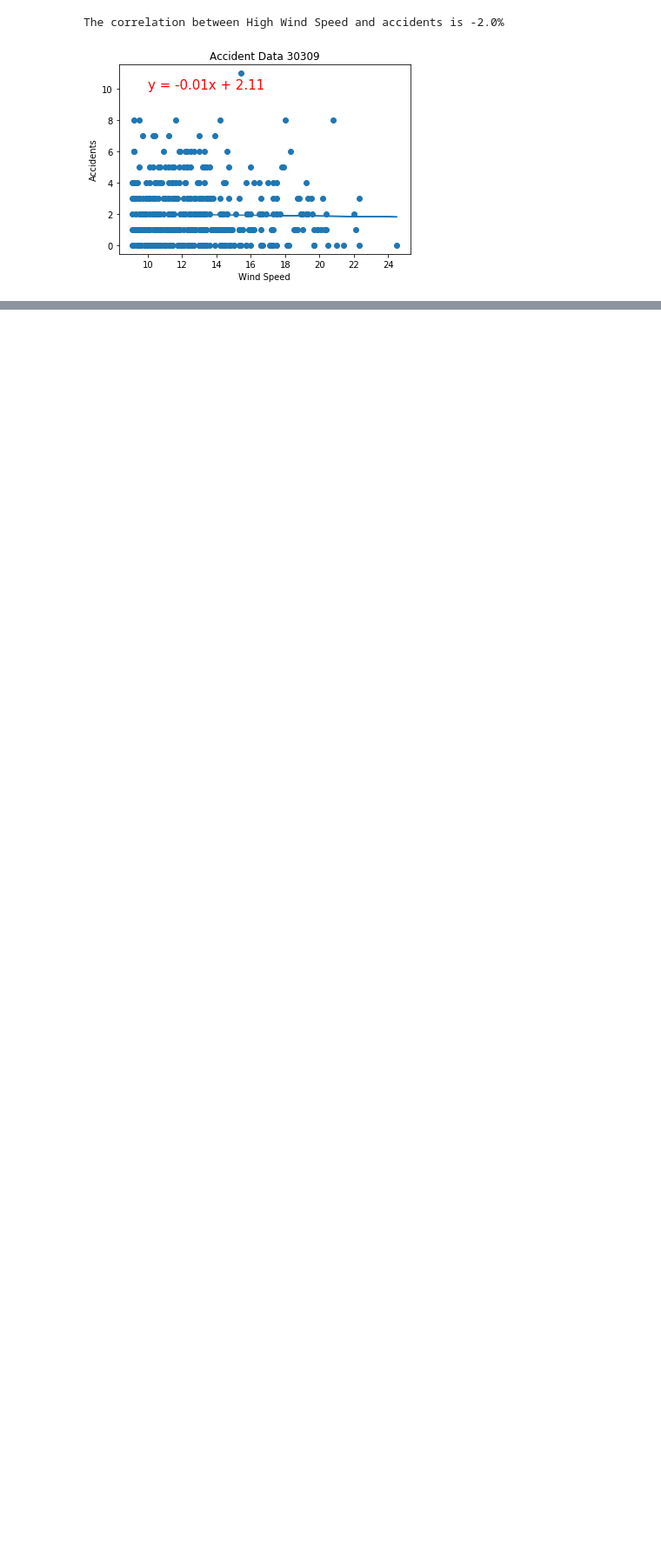
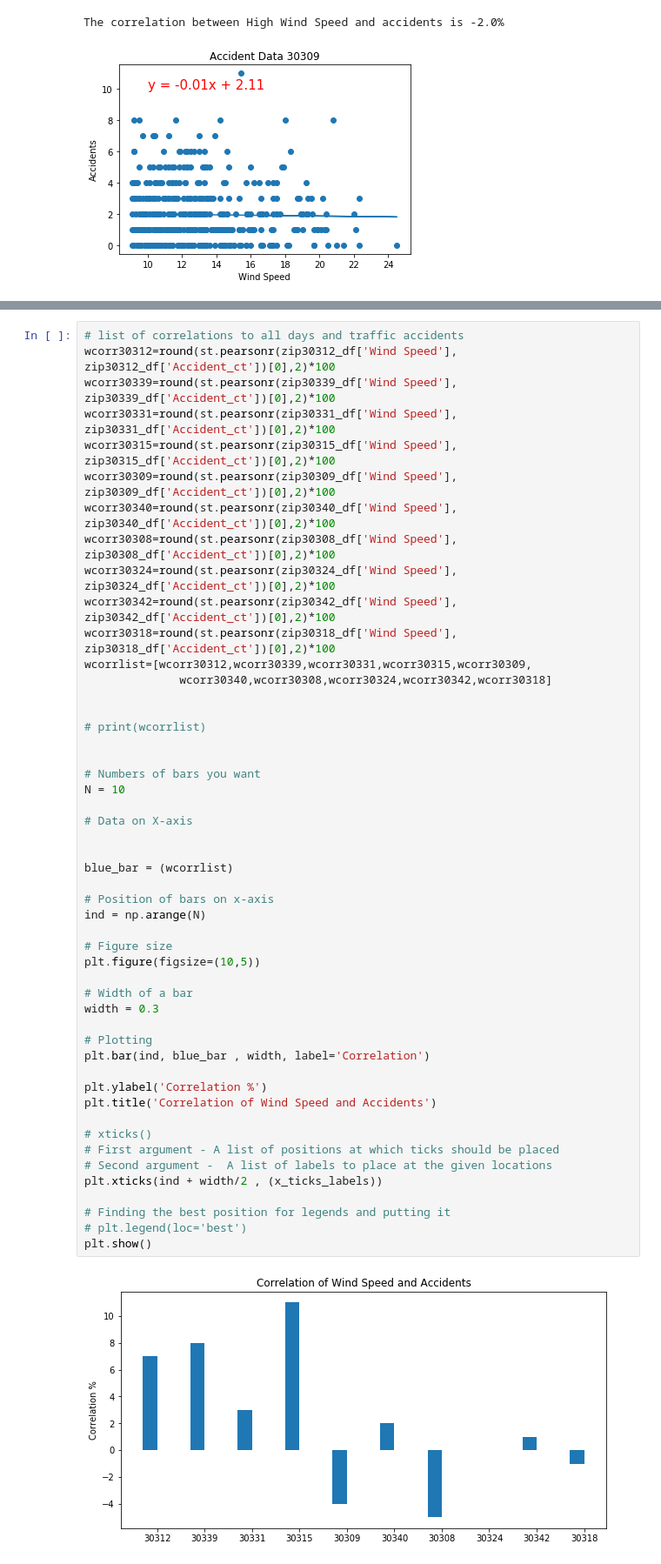
Before and after one commit to alexcaughman/iteration_station, a Jupyter notebook: slw_bar_charts-FINAL.ipynb, the cells around one changed output, grey strips where cells are left out. Shown at 87% size. Saved outputs shown, nothing was run; the diff lists cells and outputs as text; blank space fills up the shorter version.

```diff
--- a/slw_bar_charts-FINAL.ipynb
+++ b/slw_bar_charts-FINAL.ipynb
@@ -623,0 +632,52 @@ The correlation between High Wind Speed and accidents is -2.0%
+# %%
+# list of correlations to all days and traffic accidents
+wcorr30312=round(st.pearsonr(zip30312_df['Wind Speed'], zip30312_df['Accident_ct'])[0],2)*100
+wcorr30339=round(st.pearsonr(zip30339_df['Wind Speed'], zip30339_df['Accident_ct'])[0],2)*100
+wcorr30331=round(st.pearsonr(zip30331_df['Wind Speed'], zip30331_df['Accident_ct'])[0],2)*100
+wcorr30315=round(st.pearsonr(zip30315_df['Wind Speed'], zip30315_df['Accident_ct'])[0],2)*100
+wcorr30309=round(st.pearsonr(zip30309_df['Wind Speed'], zip30309_df['Accident_ct'])[0],2)*100
+wcorr30340=round(st.pearsonr(zip30340_df['Wind Speed'], zip30340_df['Accident_ct'])[0],2)*100
+wcorr30308=round(st.pearsonr(zip30308_df['Wind Speed'], zip30308_df['Accident_ct'])[0],2)*100
+wcorr30324=round(st.pearsonr(zip30324_df['Wind Speed'], zip30324_df['Accident_ct'])[0],2)*100
+wcorr30342=round(st.pearsonr(zip30342_df['Wind Speed'], zip30342_df['Accident_ct'])[0],2)*100
+wcorr30318=round(st.pearsonr(zip30318_df['Wind Speed'], zip30318_df['Accident_ct'])[0],2)*100
+wcorrlist=[wcorr30312,wcorr30339,wcorr30331,wcorr30315,wcorr30309,
+              wcorr30340,wcorr30308,wcorr30324,wcorr30342,wcorr30318]
+
+
+# print(wcorrlist)
+
+
+# Numbers of bars you want
+N = 10
+
+# Data on X-axis
+
+
+blue_bar = (wcorrlist)
+
+# Position of bars on x-axis
+ind = np.arange(N)
+
+# Figure size
+plt.figure(figsize=(10,5))
+
+# Width of a bar
+width = 0.3
+
+# Plotting
+plt.bar(ind, blue_bar , width, label='Correlation')
+
+plt.ylabel('Correlation %')
+plt.title('Correlation of Wind Speed and Accidents')
+
+# xticks()
+# First argument - A list of positions at which ticks should be placed
+# Second argument -  A list of labels to place at the given locations
+plt.xticks(ind + width/2 , (x_ticks_labels))
+
+# Finding the best position for legends and putting it
+# plt.legend(loc='best')
+plt.show()
+# %% [output]
+[figure, added]
```
Also changed, not shown: parts of 8 cells of this notebook.
